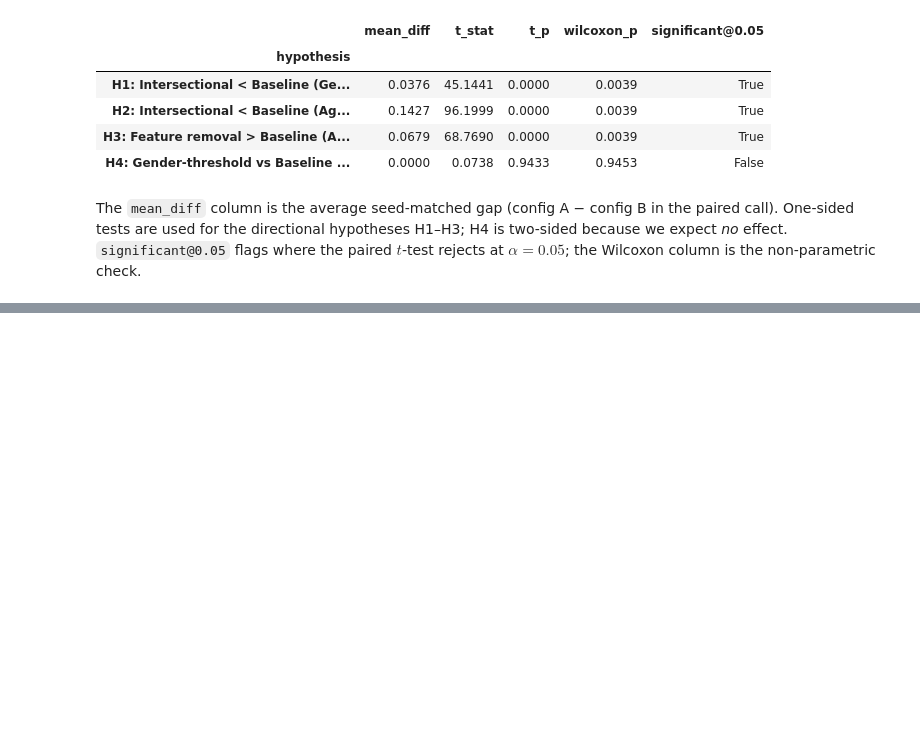
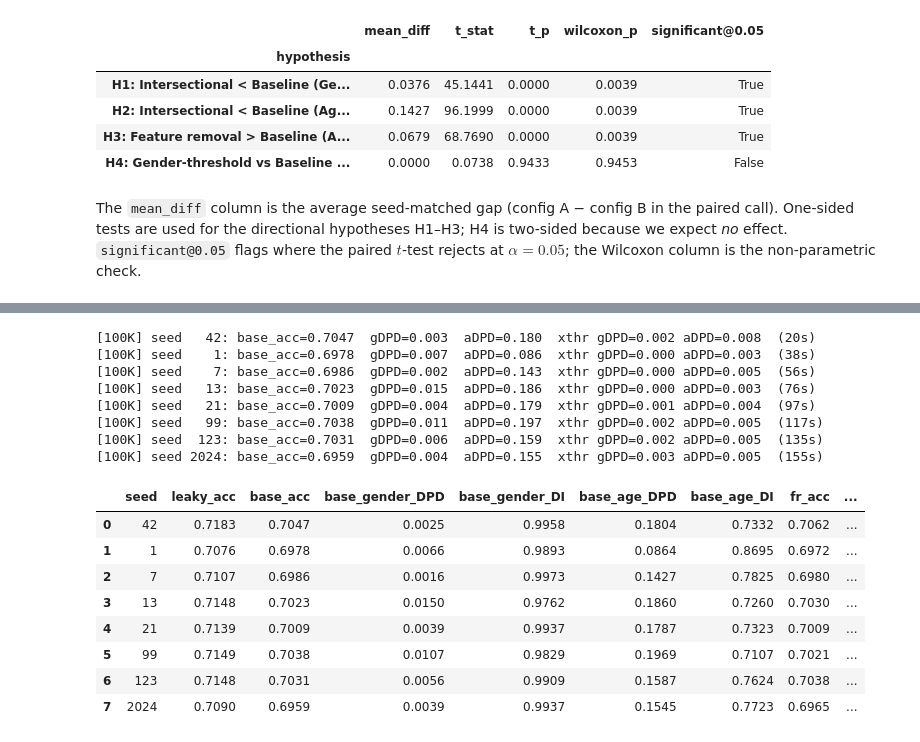
Before and after one commit to RutvikNK/cs570_movie-lens_group2, a Jupyter notebook: Vortex_D4_Fairness.ipynb, the cells around one changed output, grey strips where cells are left out. Drawn from its saved outputs; the diff is of its cells as text; code cells hidden in the pictures; blank space fills up the shorter version.

```diff
--- a/Vortex_D4_Fairness.ipynb
+++ b/Vortex_D4_Fairness.ipynb
@@ -347,11 +347,12 @@ Leakage inflation (leaky vs. honest accuracy) is also tracked across seeds.
 # %%
 SEEDS = [42, 1, 7, 13, 21, 99, 123, 2024]
 
-def run_seed(seed):
-    tr, te = df.randomSplit([0.8, 0.2], seed=seed)
+def run_seed(seed, source_df=None):
+    src = df if source_df is None else source_df
+    tr, te = src.randomSplit([0.8, 0.2], seed=seed)
     trf, tef, gm = add_train_derived_features(tr, te)
     # leaky reference
-    lk = add_leaky_features(df)
+    lk = add_leaky_features(src)
     lk_tr = lk.join(tr.select("UserID", "MovieID"), ["UserID", "MovieID"])
     lk_te = lk.join(te.select("UserID", "MovieID"), ["UserID", "MovieID"])
     leaky_acc = overall_metrics(score(train_lr(lk_tr, BASE_FEATURES), lk_te))["accuracy"]
@@ -486,0 +550,29 @@ $t$-test rejects at $\alpha=0.05$; the Wilcoxon column is the non-parametric che
+# %%
+# Same 8-seed protocol, same run_seed function, on the 100K dataframe
+t0 = time.time(); rows100 = []
+for s in SEEDS:
+    r = run_seed(s, df100k); rows100.append(r)
+    print(f"[100K] seed {s:>4}: base_acc={r['base_acc']:.4f}  "
+          f"gDPD={r['base_gender_DPD']:.3f}  aDPD={r['base_age_DPD']:.3f}  "
+          f"xthr gDPD={r['xthr_gender_DPD']:.3f} aDPD={r['xthr_age_DPD']:.3f}  "
+          f"({time.time()-t0:.0f}s)")
+cs100 = pd.DataFrame(rows100)
+cs100
+# %% [output]
+[100K] seed   42: base_acc=0.7047  gDPD=0.003  aDPD=0.180  xthr gDPD=0.002 aDPD=0.008  (20s)
+[100K] seed    1: base_acc=0.6978  gDPD=0.007  aDPD=0.086  xthr gDPD=0.000 aDPD=0.003  (38s)
+[100K] seed    7: base_acc=0.6986  gDPD=0.002  aDPD=0.143  xthr gDPD=0.000 aDPD=0.005  (56s)
+[100K] seed   13: base_acc=0.7023  gDPD=0.015  aDPD=0.186  xthr gDPD=0.000 aDPD=0.003  (76s)
+[100K] seed   21: base_acc=0.7009  gDPD=0.004  aDPD=0.179  xthr gDPD=0.001 aDPD=0.004  (97s)
+[100K] seed   99: base_acc=0.7038  gDPD=0.011  aDPD=0.197  xthr gDPD=0.002 aDPD=0.005  (117s)
+[100K] seed  123: base_acc=0.7031  gDPD=0.006  aDPD=0.159  xthr gDPD=0.002 aDPD=0.005  (135s)
+[100K] seed 2024: base_acc=0.6959  gDPD=0.004  aDPD=0.155  xthr gDPD=0.003 aDPD=0.005  (155s)
+|  | seed | leaky_acc | base_acc | base_gender_DPD | base_gender_DI | base_age_DPD | base_age_DI | fr_acc | ... |
+| 0 | 42 | 0.7183 | 0.7047 | 0.0025 | 0.9958 | 0.1804 | 0.7332 | 0.7062 | ... |
+| 1 | 1 | 0.7076 | 0.6978 | 0.0066 | 0.9893 | 0.0864 | 0.8695 | 0.6972 | ... |
+| 2 | 7 | 0.7107 | 0.6986 | 0.0016 | 0.9973 | 0.1427 | 0.7825 | 0.6980 | ... |
+| 3 | 13 | 0.7148 | 0.7023 | 0.0150 | 0.9762 | 0.1860 | 0.7260 | 0.7030 | ... |
+| 4 | 21 | 0.7139 | 0.7009 | 0.0039 | 0.9937 | 0.1787 | 0.7323 | 0.7009 | ... |
+| 5 | 99 | 0.7149 | 0.7038 | 0.0107 | 0.9829 | 0.1969 | 0.7107 | 0.7021 | ... |
+| 6 | 123 | 0.7148 | 0.7031 | 0.0056 | 0.9909 | 0.1587 | 0.7624 | 0.7038 | ... |
+| 7 | 2024 | 0.7090 | 0.6959 | 0.0039 | 0.9937 | 0.1545 | 0.7723 | 0.6965 | ... |
```
Also changed, not shown: parts of 11 cells of this notebook, 14 other files.
